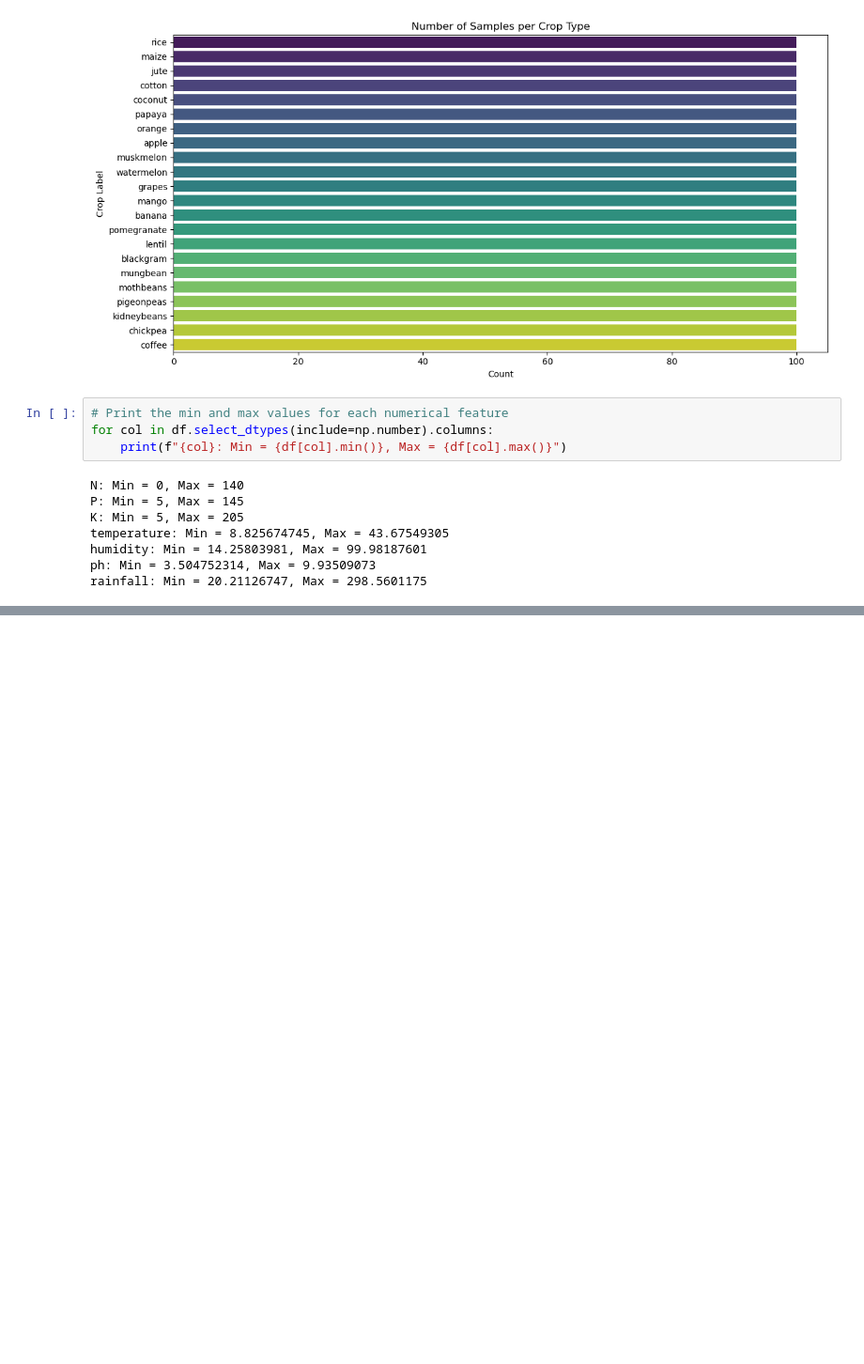
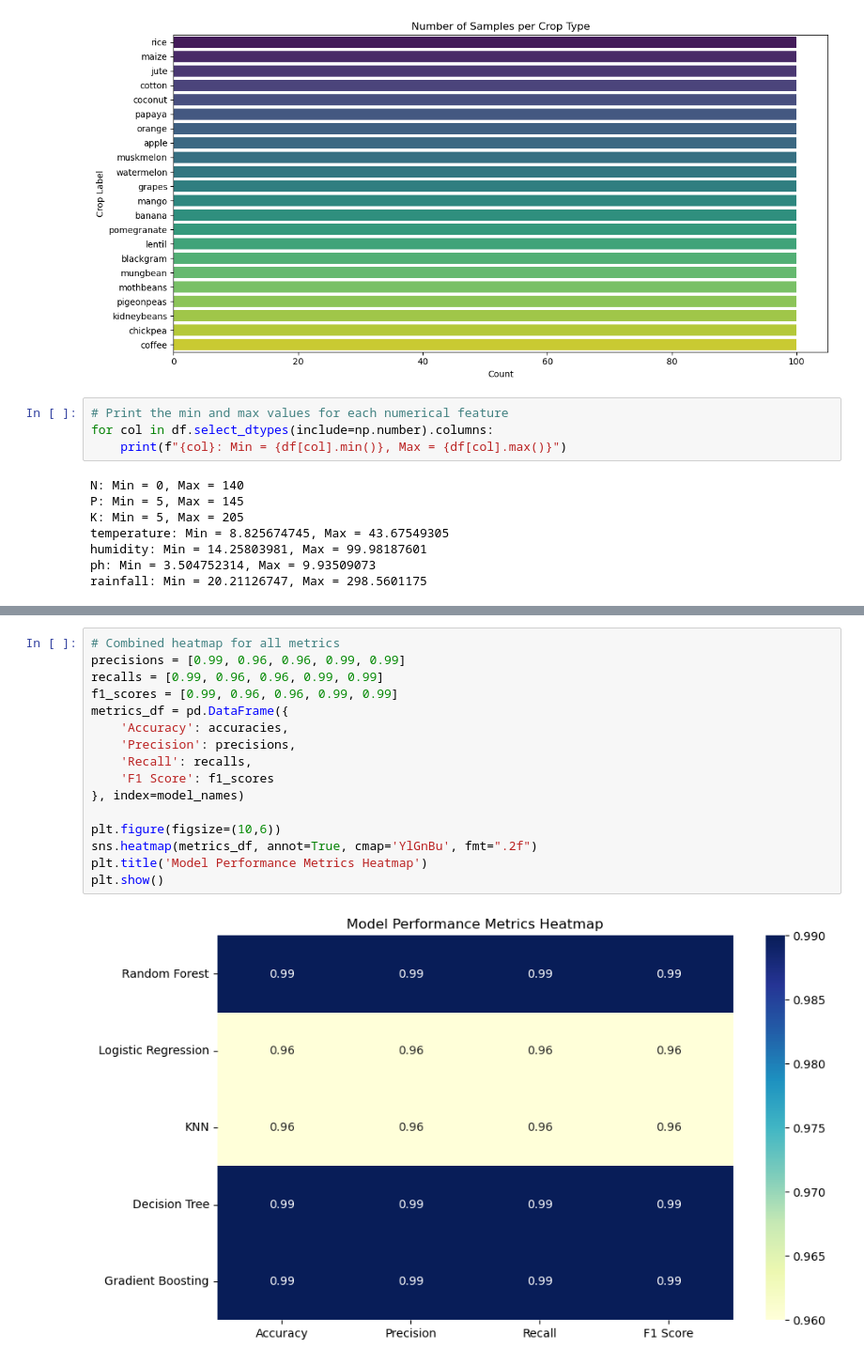
Before and after one commit to Marcos-brown/Crop_Reccommendation, a Jupyter notebook: Crop_Recommendation.ipynb, the cells around one changed output, grey strips where cells are left out. Shown at 94% size. Cells and saved outputs as stored; diff of their text form; blank space fills up the shorter version.

```diff
--- a/Crop_Recommendation.ipynb
+++ b/Crop_Recommendation.ipynb
@@ -235,0 +553,18 @@ rainfall: Min = 20.21126747, Max = 298.5601175
+# %%
+# Combined heatmap for all metrics
+precisions = [0.99, 0.96, 0.96, 0.99, 0.99]
+recalls = [0.99, 0.96, 0.96, 0.99, 0.99]
+f1_scores = [0.99, 0.96, 0.96, 0.99, 0.99]
+metrics_df = pd.DataFrame({
+    'Accuracy': accuracies,
+    'Precision': precisions,
+    'Recall': recalls,
+    'F1 Score': f1_scores
+}, index=model_names)
+
+plt.figure(figsize=(10,6))
+sns.heatmap(metrics_df, annot=True, cmap='YlGnBu', fmt=".2f")
+plt.title('Model Performance Metrics Heatmap')
+plt.show()
+# %% [output]
+[figure, added]
```
Also changed, not shown: parts of 28 cells of this notebook.
